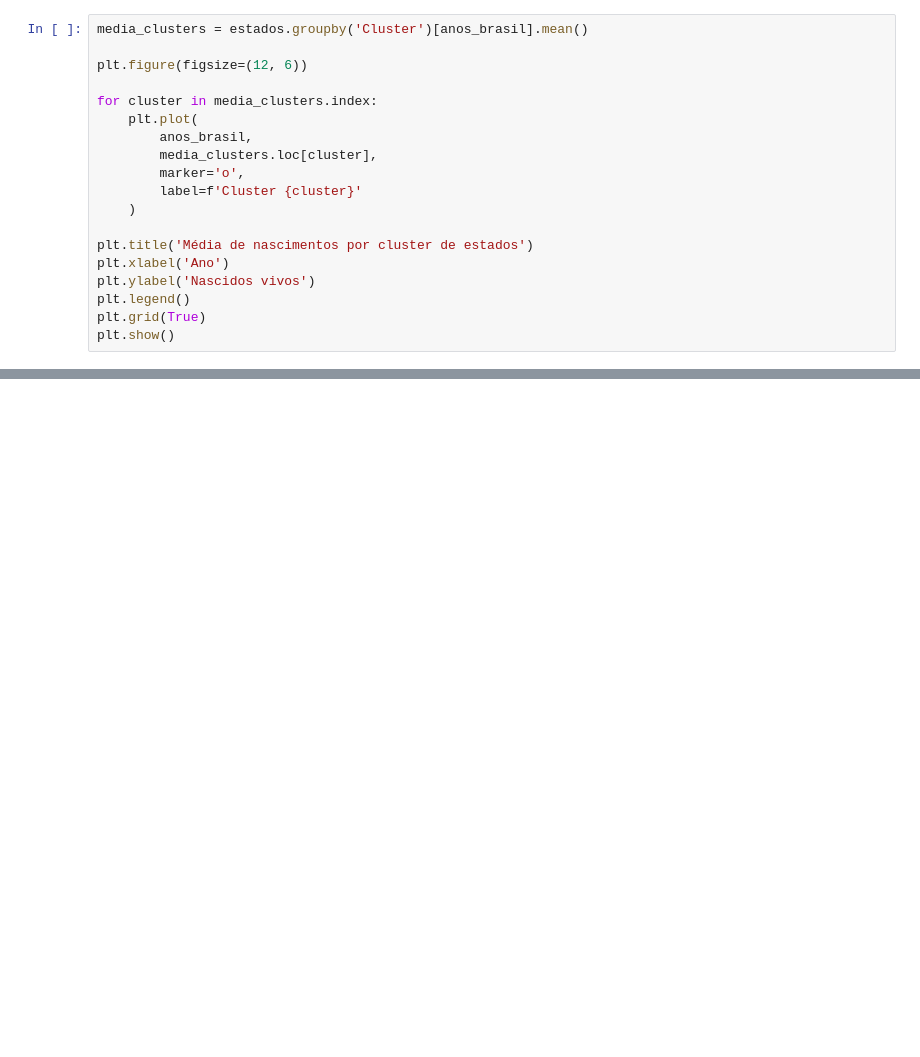
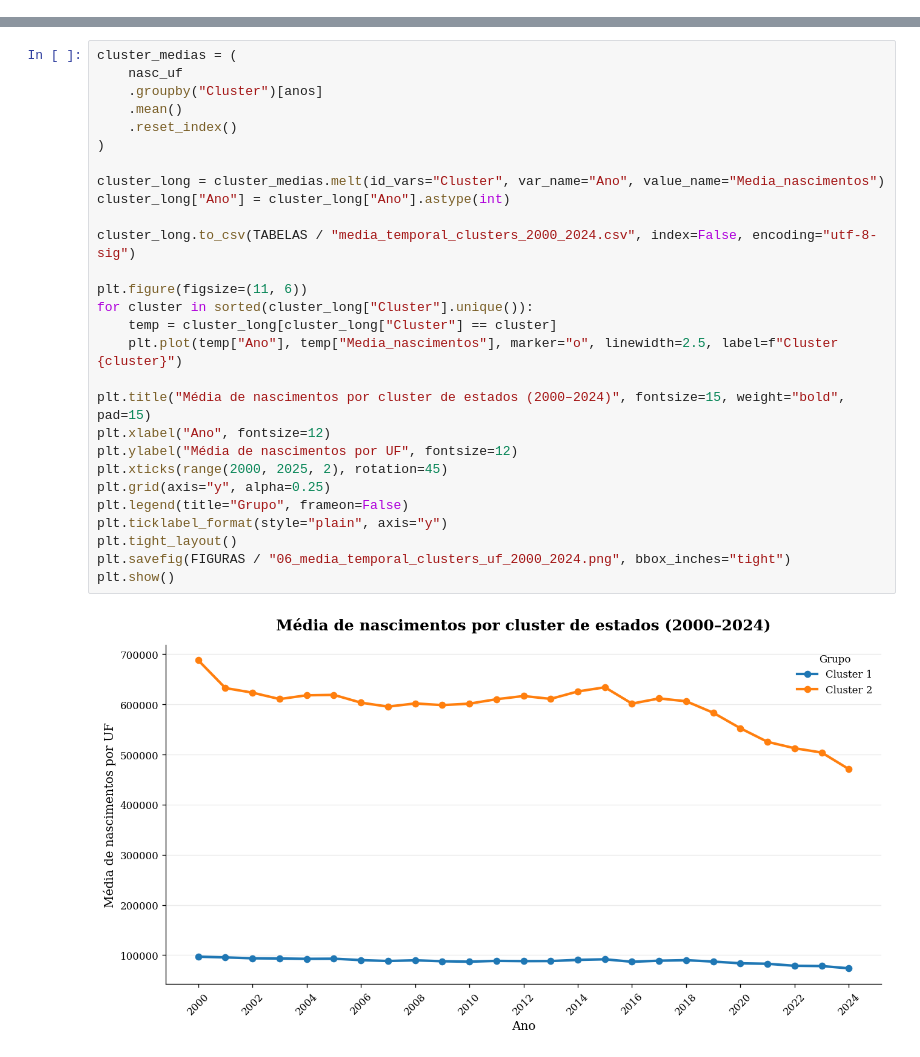
Before and after one commit to nataliathomazelliferreira/mineracao_dados_natalidade, a Jupyter notebook: notebooks/analise_brasil_clusterizacao.ipynb, the cells around one changed output, grey strips where cells are left out. Saved outputs shown, nothing was run; the diff lists cells and outputs as text; blank space fills up the shorter version.

```diff
--- a/notebooks/analise_brasil_clusterizacao.ipynb
+++ b/notebooks/analise_brasil_clusterizacao.ipynb
@@ -150,19 +0,0 @@ print(resultado_cluster)
-# %%
-media_clusters = estados.groupby('Cluster')[anos_brasil].mean()
-
-plt.figure(figsize=(12, 6))
-
-for cluster in media_clusters.index:
-    plt.plot(
-        anos_brasil,
-        media_clusters.loc[cluster],
-        marker='o',
-        label=f'Cluster {cluster}'
-    )
-
-plt.title('Média de nascimentos por cluster de estados')
-plt.xlabel('Ano')
-plt.ylabel('Nascidos vivos')
-plt.legend()
-plt.grid(True)
-plt.show()
@@ -182,0 +294,30 @@ Arquivos salvos com sucesso.
+# %%
+cluster_medias = (
+    nasc_uf
+    .groupby("Cluster")[anos]
+    .mean()
+    .reset_index()
+)
+
+cluster_long = cluster_medias.melt(id_vars="Cluster", var_name="Ano", value_name="Media_nascimentos")
+cluster_long["Ano"] = cluster_long["Ano"].astype(int)
+
+cluster_long.to_csv(TABELAS / "media_temporal_clusters_2000_2024.csv", index=False, encoding="utf-8-sig")
+
+plt.figure(figsize=(11, 6))
+for cluster in sorted(cluster_long["Cluster"].unique()):
+    temp = cluster_long[cluster_long["Cluster"] == cluster]
+    plt.plot(temp["Ano"], temp["Media_nascimentos"], marker="o", linewidth=2.5, label=f"Cluster {cluster}")
+
+plt.title("Média de nascimentos por cluster de estados (2000–2024)", fontsize=15, weight="bold", pad=15)
+plt.xlabel("Ano", fontsize=12)
+plt.ylabel("Média de nascimentos por UF", fontsize=12)
+plt.xticks(range(2000, 2025, 2), rotation=45)
+plt.grid(axis="y", alpha=0.25)
+plt.legend(title="Grupo", frameon=False)
+plt.ticklabel_format(style="plain", axis="y")
+plt.tight_layout()
+plt.savefig(FIGURAS / "06_media_temporal_clusters_uf_2000_2024.png", bbox_inches="tight")
+plt.show()
+# %% [output]
+[figure, added]
```
Also changed, not shown: parts of 23 cells of this notebook, 46 other files.
